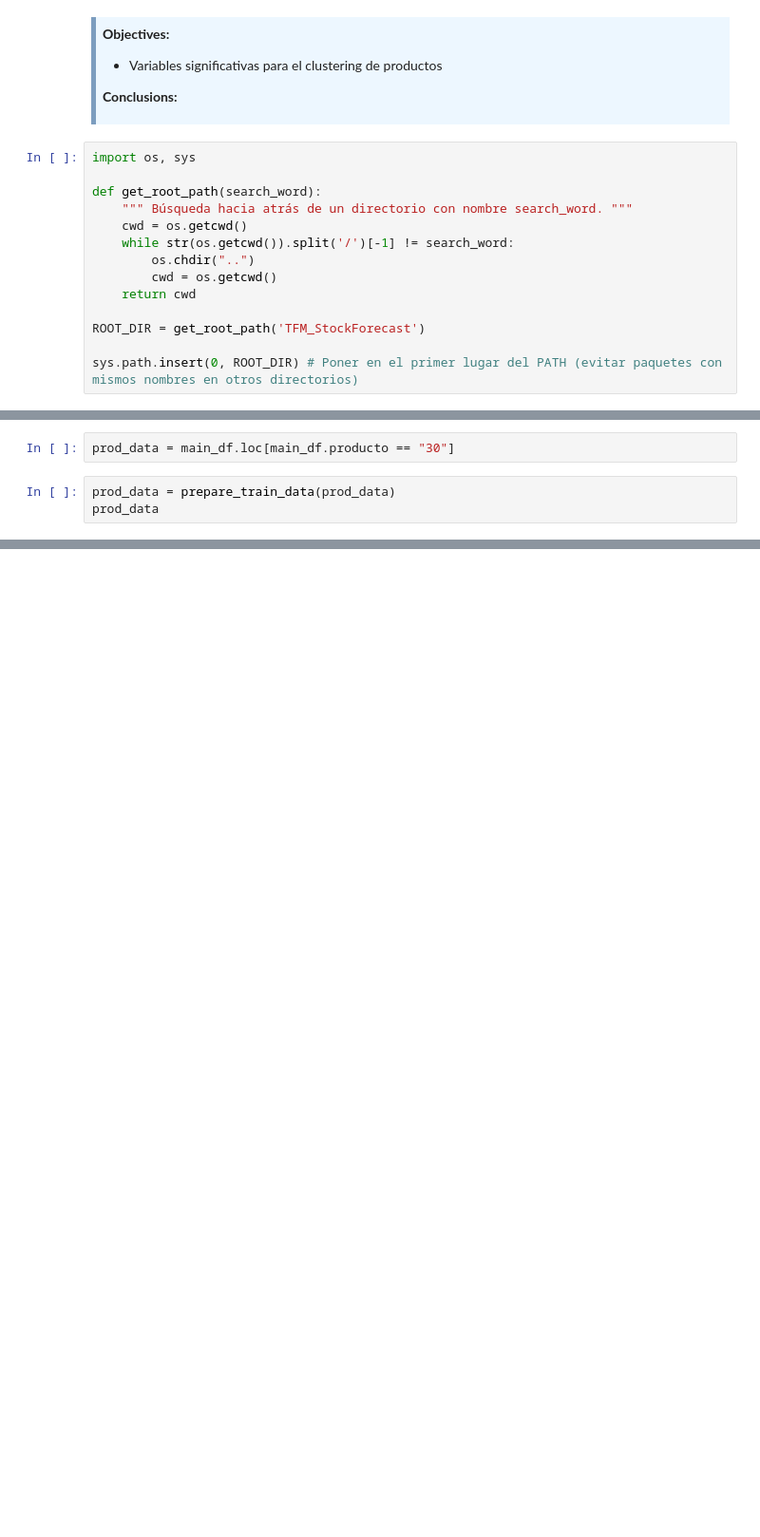
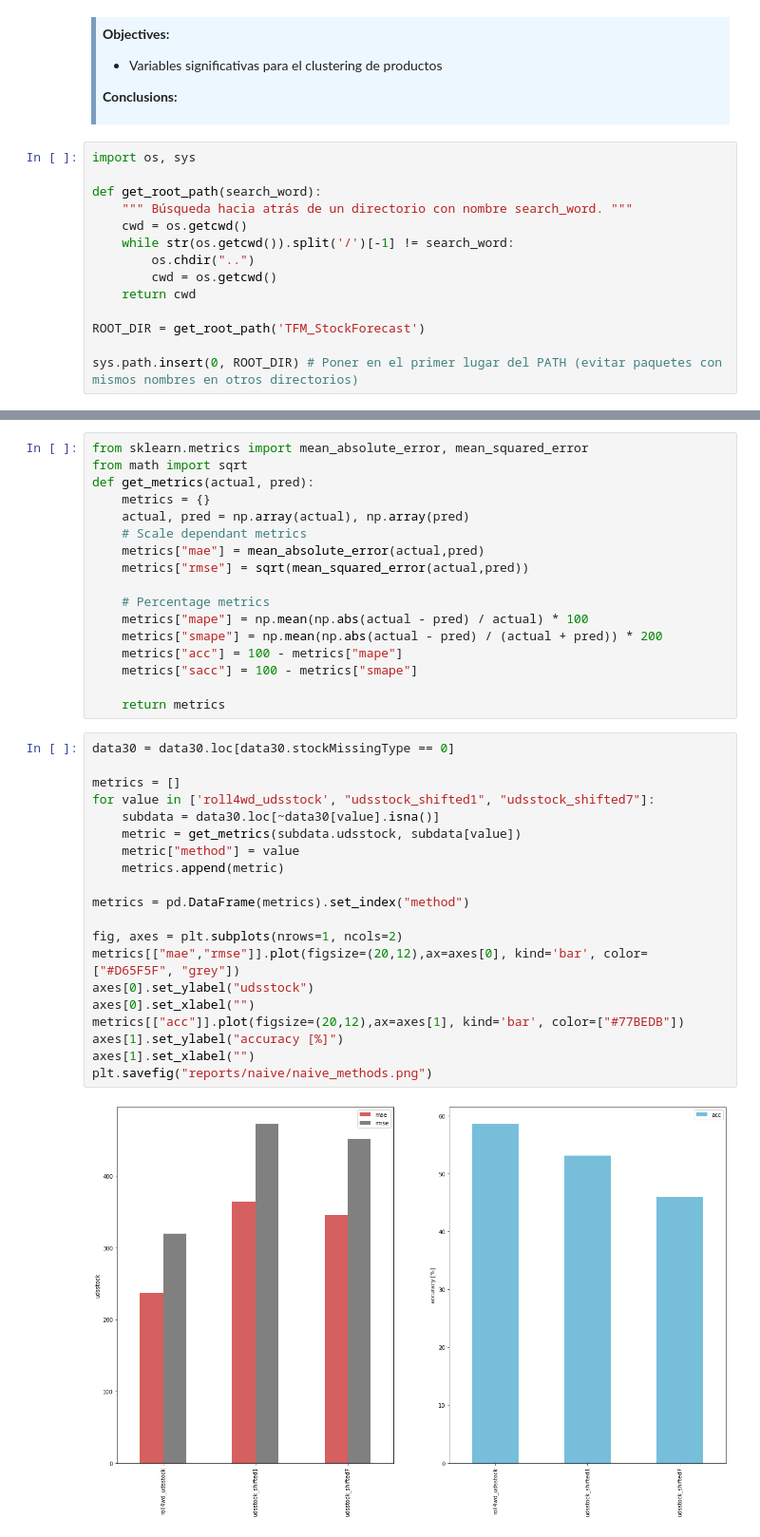
Before and after one commit to PLombao/TFM_StockForecast, a Jupyter notebook: notebooks/EDA_Grupo1.ipynb, the cells around one changed output, grey strips where cells are left out. Shown at 95% size. Drawn from its saved outputs; the diff is of its cells as text; blank space fills up the shorter version.

```diff
--- a/notebooks/EDA_Grupo1.ipynb
+++ b/notebooks/EDA_Grupo1.ipynb
@@ -200,5 +86,0 @@ Output shape: (292, 33)
-# %%
-prod_data = main_df.loc[main_df.producto == "30"]
-# %%
-prod_data = prepare_train_data(prod_data)
-prod_data
@@ -669,0 +129,39 @@ data
+# %%
+from sklearn.metrics import mean_absolute_error, mean_squared_error
+from math import sqrt
+def get_metrics(actual, pred):
+    metrics = {}
+    actual, pred = np.array(actual), np.array(pred)
+    # Scale dependant metrics
+    metrics["mae"] = mean_absolute_error(actual,pred)
+    metrics["rmse"] = sqrt(mean_squared_error(actual,pred))
+
+    # Percentage metrics
+    metrics["mape"] = np.mean(np.abs(actual - pred) / actual) * 100
+    metrics["smape"] = np.mean(np.abs(actual - pred) / (actual + pred)) * 200
+    metrics["acc"] = 100 - metrics["mape"]
+    metrics["sacc"] = 100 - metrics["smape"]
+
+    return metrics
+# %%
+data30 = data30.loc[data30.stockMissingType == 0]
+
+metrics = []
+for value in ['roll4wd_udsstock', "udsstock_shifted1", "udsstock_shifted7"]:
+    subdata = data30.loc[~data30[value].isna()]
+    metric = get_metrics(subdata.udsstock, subdata[value])
+    metric["method"] = value
+    metrics.append(metric)
+
+metrics = pd.DataFrame(metrics).set_index("method")
+
+fig, axes = plt.subplots(nrows=1, ncols=2)
+metrics[["mae","rmse"]].plot(figsize=(20,12),ax=axes[0], kind='bar', color=["#D65F5F", "grey"])
+axes[0].set_ylabel("udsstock")
+axes[0].set_xlabel("")
+metrics[["acc"]].plot(figsize=(20,12),ax=axes[1], kind='bar', color=["#77BEDB"])
+axes[1].set_ylabel("accuracy [%]")
+axes[1].set_xlabel("")
+plt.savefig("reports/naive/naive_methods.png")
+# %% [output]
+[figure, added]
```
Also changed, not shown: parts of 51 cells of this notebook, 25 other files.
